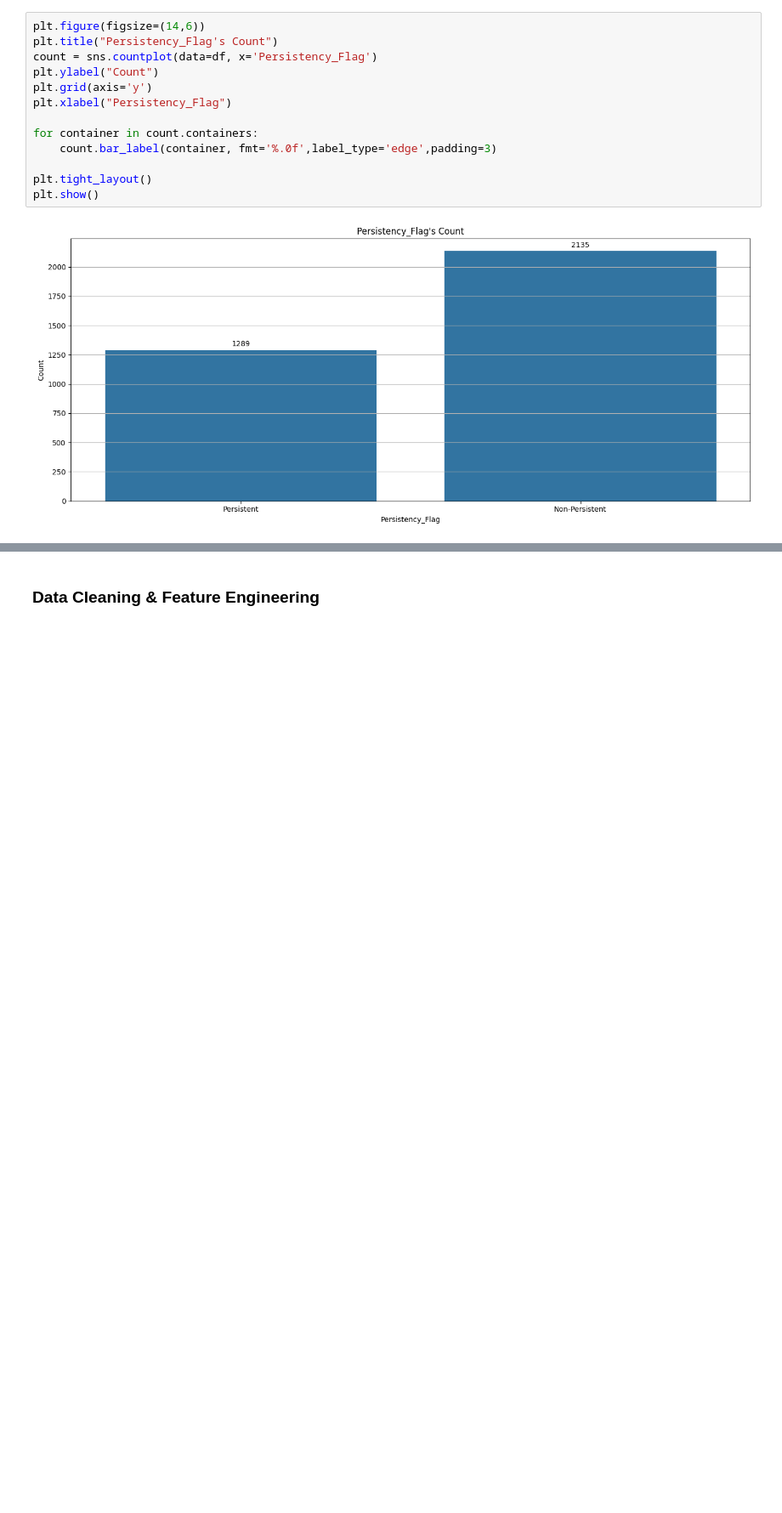
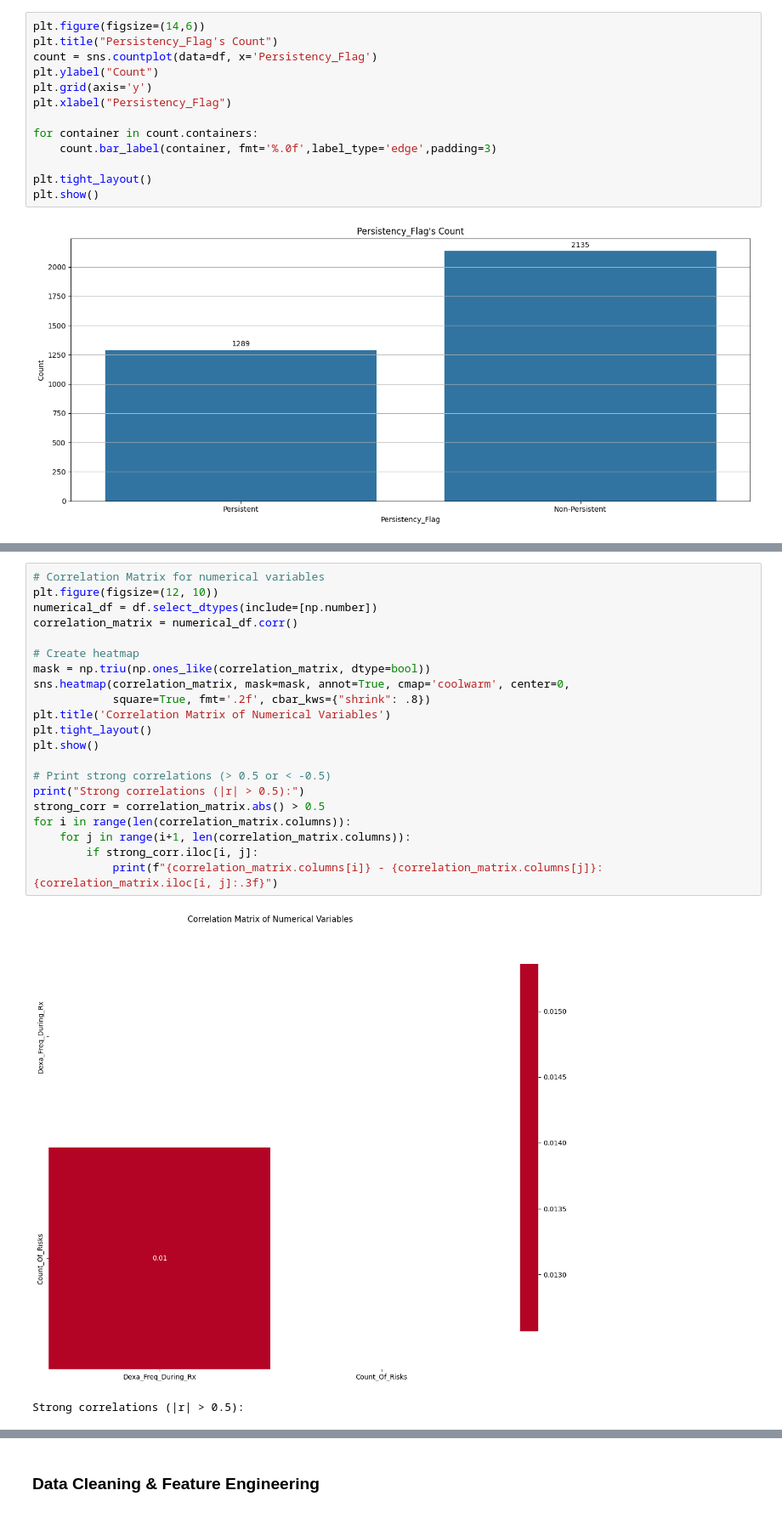
Before and after one commit to SKeval/Persistency-of-Drug-Healthcare-Project, a Jupyter notebook: app.ipynb, the cells around one changed output, grey strips where cells are left out. Shown at 85% size. Drawn from its saved outputs; the diff is of its cells as text; blank space fills up the shorter version.

```diff
--- a/app.ipynb
+++ b/app.ipynb
@@ -93,0 +289,24 @@ plt.show()
+# %%
+# Correlation Matrix for numerical variables
+plt.figure(figsize=(12, 10))
+numerical_df = df.select_dtypes(include=[np.number])
+correlation_matrix = numerical_df.corr()
+
+# Create heatmap
+mask = np.triu(np.ones_like(correlation_matrix, dtype=bool))
+sns.heatmap(correlation_matrix, mask=mask, annot=True, cmap='coolwarm', center=0,
+            square=True, fmt='.2f', cbar_kws={"shrink": .8})
+plt.title('Correlation Matrix of Numerical Variables')
+plt.tight_layout()
+plt.show()
+
+# Print strong correlations (> 0.5 or < -0.5)
+print("Strong correlations (|r| > 0.5):")
+strong_corr = correlation_matrix.abs() > 0.5
+for i in range(len(correlation_matrix.columns)):
+    for j in range(i+1, len(correlation_matrix.columns)):
+        if strong_corr.iloc[i, j]:
+            print(f"{correlation_matrix.columns[i]} - {correlation_matrix.columns[j]}: {correlation_matrix.iloc[i, j]:.3f}")
+# %% [output]
+[figure, added]
+Strong correlations (|r| > 0.5):
```
Also changed, not shown: parts of 23 cells of this notebook.
